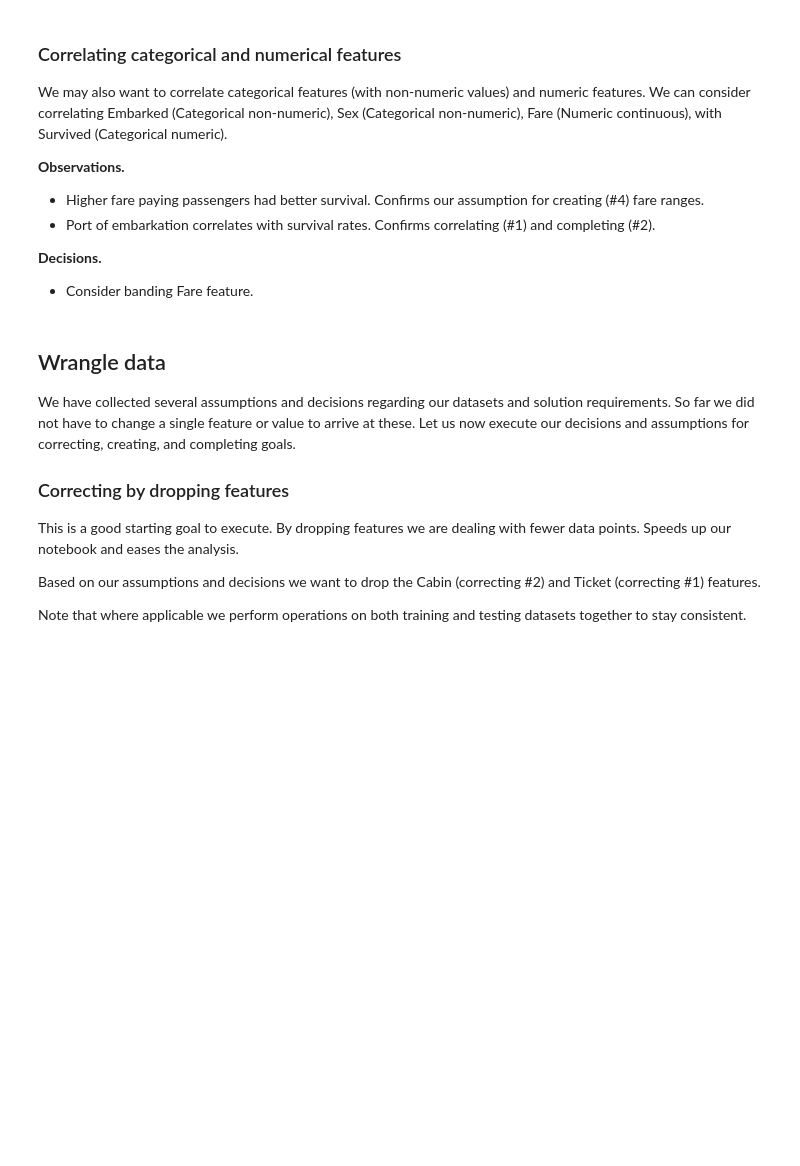
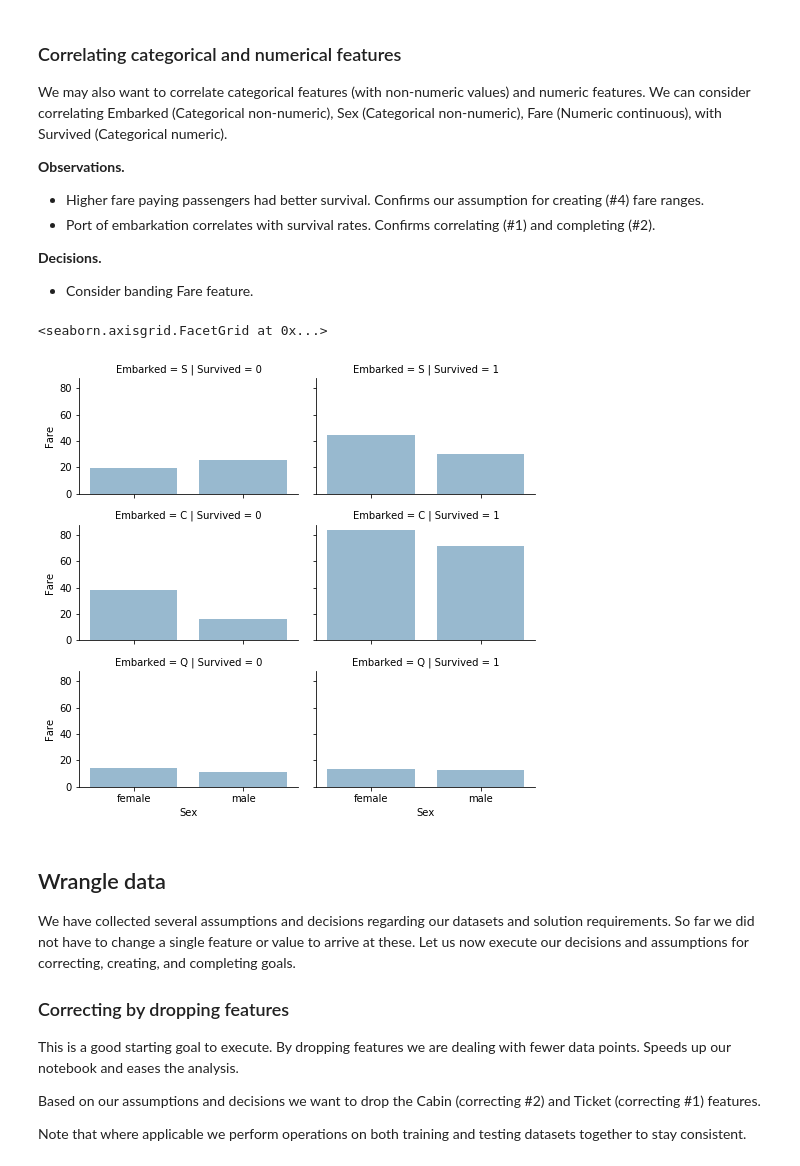
Before and after one commit to chendelun2017/Kaggle, a Jupyter notebook: Titanic/kernel.ipynb, the cells around one changed output. Drawn from its saved outputs; the diff is of its cells as text; code cells hidden in the pictures; blank space fills up the shorter version.

```diff
--- a/Titanic/kernel.ipynb
+++ b/Titanic/kernel.ipynb
@@ -372,9 +413,12 @@ We may also want to correlate categorical features (with non-numeric values) and
 - Consider banding Fare feature.
 # %%
 # grid = sns.FacetGrid(train_df, col='Embarked', hue='Survived', palette={0: 'k', 1: 'w'})
-grid = sns.FacetGrid(train_df, row='Embarked', col='Survived', size=2.2, aspect=1.6)
+grid = sns.FacetGrid(train_df, row='Embarked', col='Survived', height=2.2, aspect=1.6)
 grid.map(sns.barplot, 'Sex', 'Fare', alpha=.5, ci=None)
 grid.add_legend()
+# %% [output]
+<seaborn.axisgrid.FacetGrid at 0x...>
+[figure, added]
 # %% [markdown]
 ## Wrangle data
 
```
Also changed, not shown: parts of 44 cells of this notebook, 1 other file.
